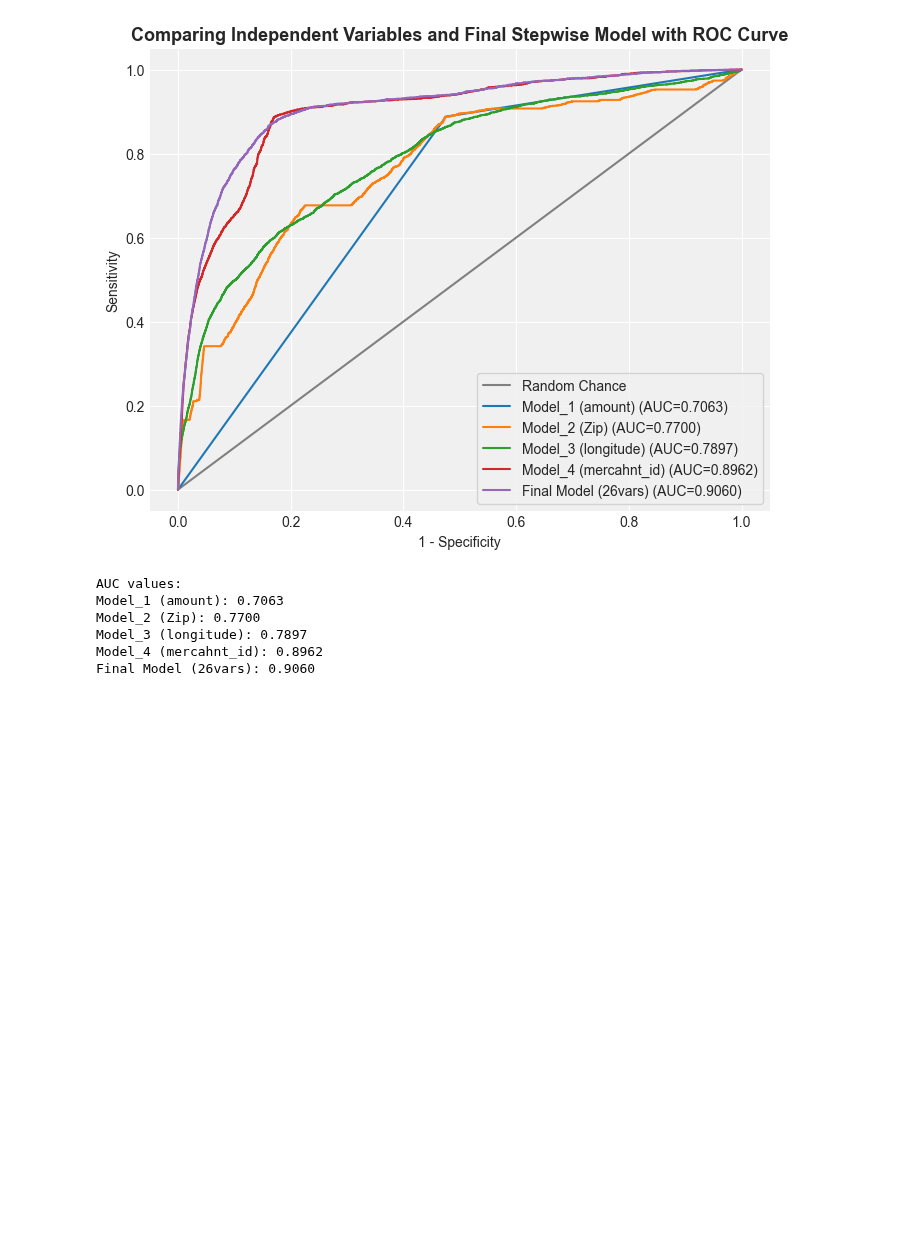
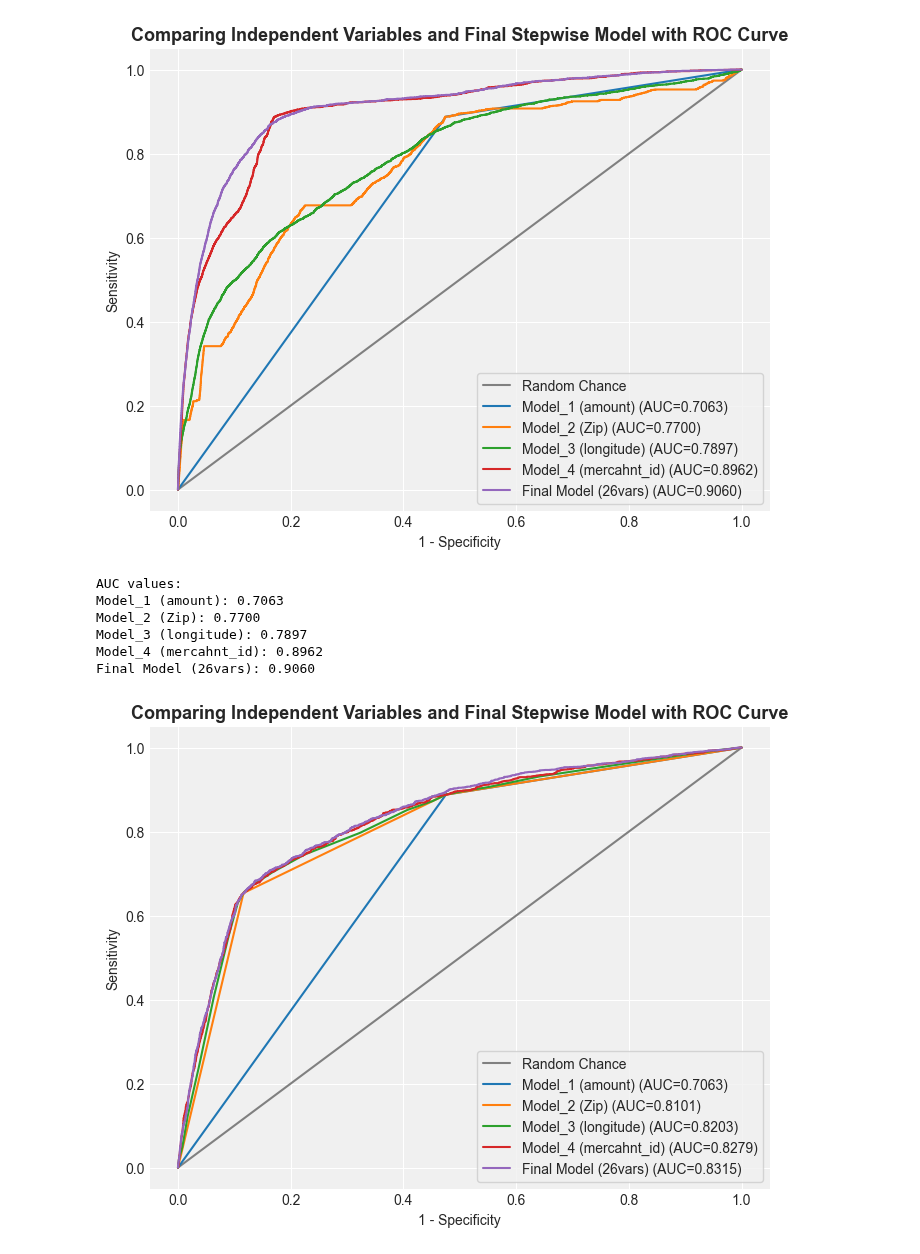
Before and after one commit to andyponn/2025_Fraud-Detection-project, a Jupyter notebook: Project(log-original).ipynb, the cells around one changed output. Saved outputs shown, nothing was run; the diff lists cells and outputs as text; code cells hidden in the pictures; blank space fills up the shorter version.

```diff
--- a/Project(log-original).ipynb
+++ b/Project(log-original).ipynb
@@ -712,0 +766,7 @@ print(bt_results)
+# %%
+#BY Linearity of Logit check drop 不符合假設的變數
+# ['amount','zip','mcc_code','transaction_id','merchant_id','current_age','retirement_age','card_number']
+
+#bt_results[bt_results["Linearity"] == '❌ 不線性']
+nonlinear_vars = bt_results[bt_results["Linearity"] == '❌ 不線性']["Variable"].tolist()
+train_df.drop(columns=nonlinear_vars, inplace=True)
@@ -755,8 +824,4 @@ print(vif_result.sort_values(by="VIF Factor", ascending=False).head(10))
 # %%
 ##第一次處理共線性
-train_df.drop(columns=["per_capita_income"], inplace=True)
-##觀察card_number的異常處
-print(train_df["card_number"].nunique(), "/", len(train_df))
-##第一次處理card_number
-train_df.drop(columns=["card_number"], inplace=True)
+train_df.drop(columns=["merchant_state_missing_flag","yearly_income"], inplace=True)
 #再重跑一次VIF
@@ -780,0 +895,4 @@ print(vif_result.sort_values(by="VIF Factor", ascending=False).head(10))
+# %%
+##第一次處理共線性
+train_df.drop(columns=["merchant_state_missing_flag","yearly_income"], inplace=True)
+#再重跑一次VIF
@@ -781,5 +921,5 @@ print(vif_result.sort_values(by="VIF Factor", ascending=False).head(10))
 # %%
-train_df.drop(columns=["zip_missing_flag","merchant_state_missing_flag"], inplace=True)
+train_df.drop(columns=["zip_missing_flag"], inplace=True)
 # %%
 vif_result = calculate_vif(train_df)
 print(vif_result.sort_values(by="VIF Factor", ascending=False).head(10))
@@ -1968,3 +2043,64 @@ Model_2 (Zip): 0.7700
 Model_3 (longitude): 0.7897
 Model_4 (mercahnt_id): 0.8962
 Final Model (26vars): 0.9060
+# %%
+import matplotlib.pyplot as plt
+from sklearn.metrics import roc_curve, roc_auc_score
+
+
+def plot_multiple_roc(models, model_names, test_df, target_col="is_fraud"):
+    """
+    models: list of fitted statsmodels.Logit models
+    model_names: list of strings
+    test_df: test dataframe
+    """
+    plt.figure(figsize=(8, 6))
+    plt.style.use('seaborn-v0_8-darkgrid')
+    plt.rcParams['axes.facecolor'] = '#f0f0f0'
+
+    # 隨機機率線
+    plt.plot([0, 1], [0, 1], color='gray', linestyle='-', label='Random Chance')
+
+    auc_values = {}
+
+    for model, name in zip(models, model_names):
+        # 取出模型變數
+        vars_used = model.params.index.drop("const")
+        X_test = sm.add_constant(test_df[vars_used])
+
+        # 計算預測機率
+        y_true = test_df[target_col]
+        y_score = model.predict(X_test)
+
+        # ROC 曲線
+        fpr, tpr, _ = roc_curve(y_true, y_score)
+        auc_val = roc_auc_score(y_true, y_score)
+        auc_values[name] = auc_val
+
+        plt.plot(fpr, tpr, label=f"{name} (AUC={auc_val:.4f})")
+
+    plt.title("Comparing Independent Variables and Final Stepwise Model with ROC Curve", fontsize=13, fontweight='bold')
+    plt.xlabel("1 - Specificity")
+    plt.ylabel("Sensitivity")
+    plt.legend(loc="lower right", frameon=True)
+    plt.show()
+
+    # 印出 AUC summary
+    print("AUC values:")
+    for name, val in auc_values.items():
+        print(f"{name}: {val:.4f}")
+
+# 假設你已經有以下模型：
+# model_1 = sm.Logit(y_train, sm.add_constant(X_train[["X13"]])).fit(disp=False)
+# model_2 = sm.Logit(y_train, sm.add_constant(X_train[["X17"]])).fit(disp=False)
+# final_model = ...
+
+# 範例呼叫
+plot_multiple_roc(
+    models=[model_0, model_2, model_3,model_4, final_model],
+    model_names=["Model_1 (amount)", "Model_2 (Zip)", "Model_3 (longitude)","Model_4 (mercahnt_id)", "Final Model (26vars)"],
+    test_df=test_df,
+    target_col="is_fraud"
+)
+# %% [output]
+[figure, added]
```
Also changed, not shown: parts of 55 cells of this notebook.
